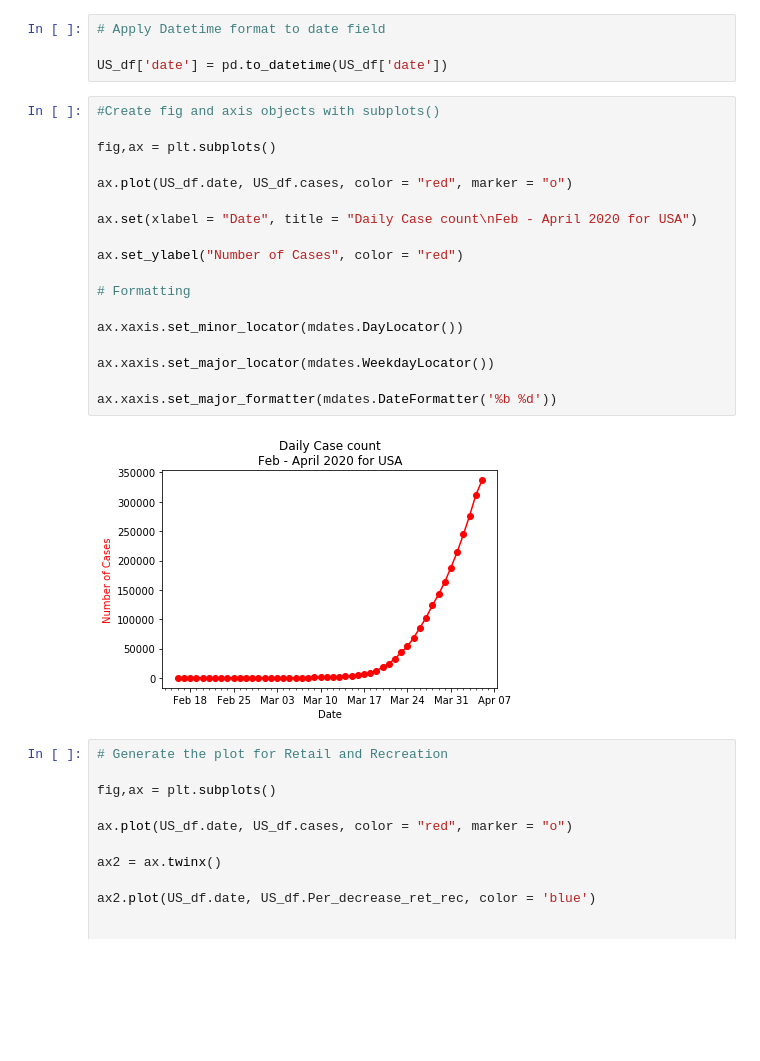
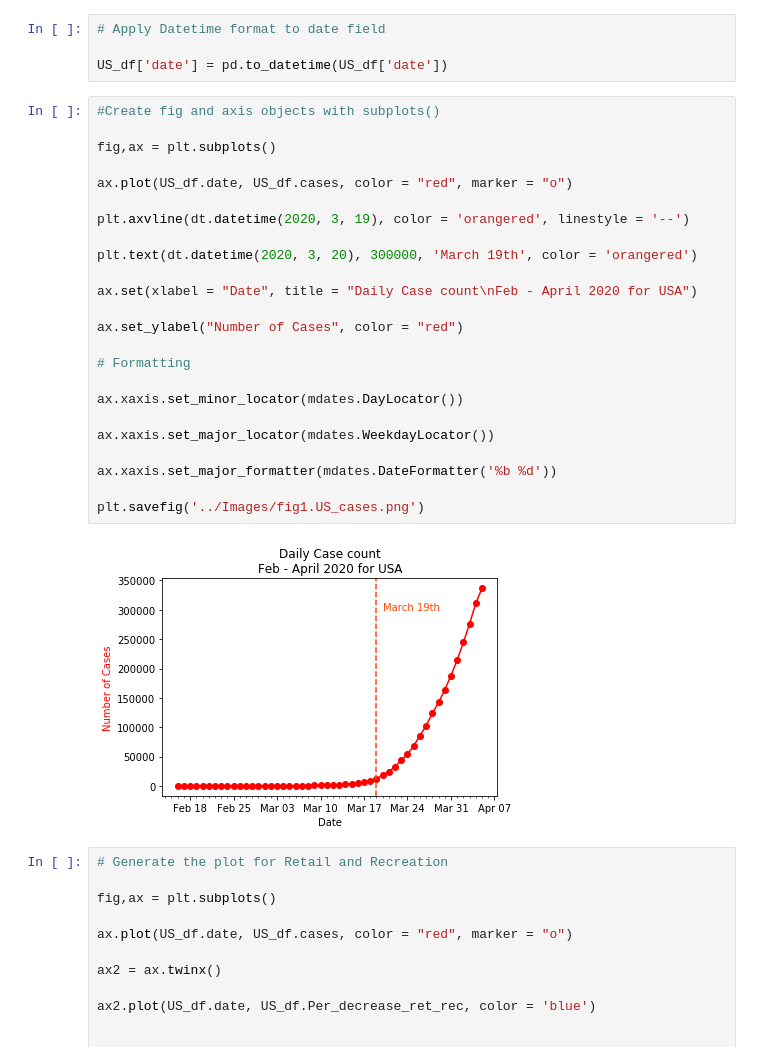
Before and after one commit to sai-praneeth-reddy/GT_Project1, a Jupyter notebook: Programs/02Plot_US.ipynb, the cells around one changed output. Drawn from its saved outputs; the diff is of its cells as text; blank space fills up the shorter version.

```diff
--- a/Programs/02Plot_US.ipynb
+++ b/Programs/02Plot_US.ipynb
@@ -30,23 +32,29 @@ US_df['date'] = pd.to_datetime(US_df['date'])
 # %%
 #Create fig and axis objects with subplots()
 
 fig,ax = plt.subplots()
 
 ax.plot(US_df.date, US_df.cases, color = "red", marker = "o")
+
+plt.axvline(dt.datetime(2020, 3, 19), color = 'orangered', linestyle = '--')
+
+plt.text(dt.datetime(2020, 3, 20), 300000, 'March 19th', color = 'orangered')
 
 ax.set(xlabel = "Date", title = "Daily Case count\nFeb - April 2020 for USA")
 
 ax.set_ylabel("Number of Cases", color = "red")
 
 # Formatting
 
 ax.xaxis.set_minor_locator(mdates.DayLocator())
 
 ax.xaxis.set_major_locator(mdates.WeekdayLocator())
 
 ax.xaxis.set_major_formatter(mdates.DateFormatter('%b %d'))
+
+plt.savefig('../Images/fig1.US_cases.png')
 # %% [output]
-[figure, old version]
+[figure, new version]
 # %%
 # Generate the plot for Retail and Recreation
 
```
Also changed, not shown: parts of 1 cell of this notebook, 22 other files.
